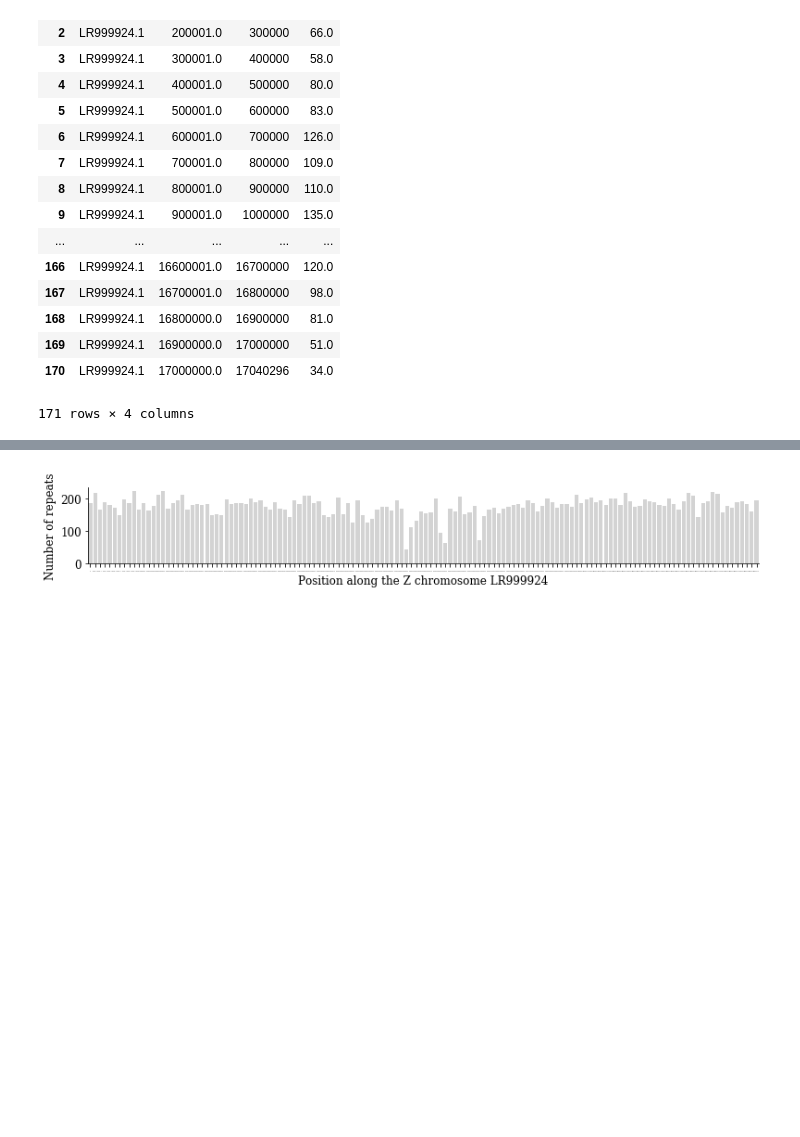
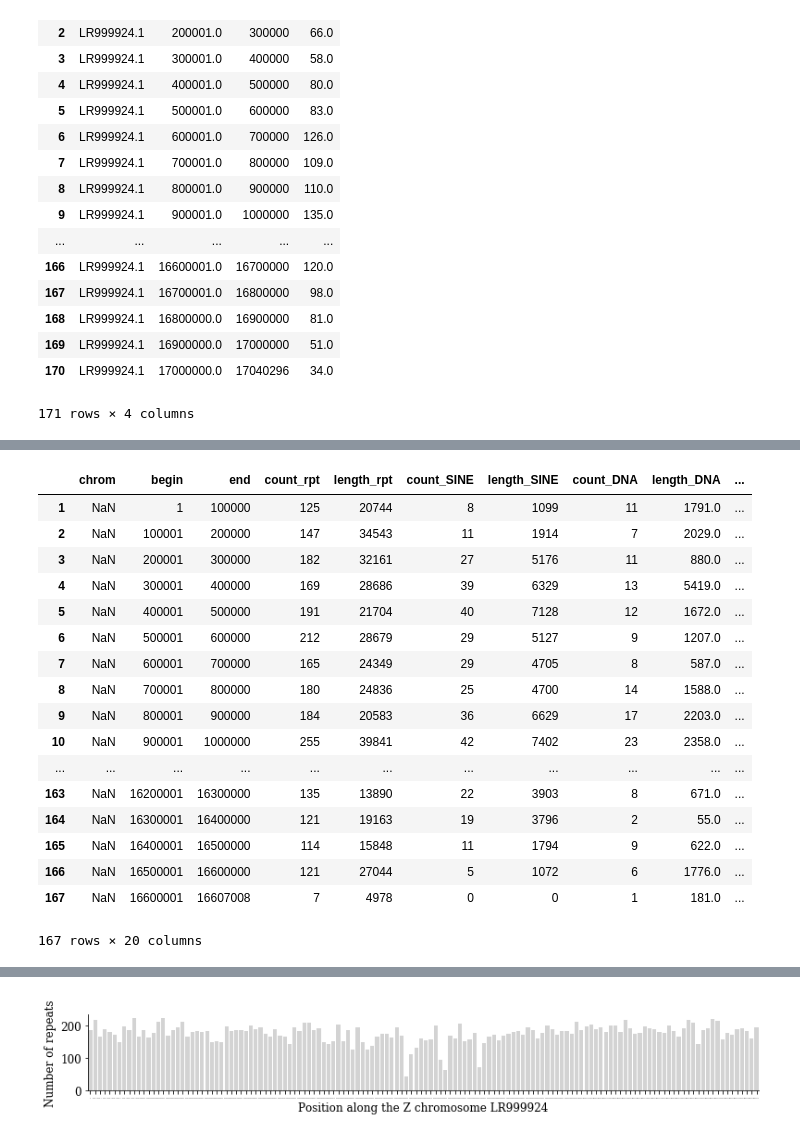
Before and after one commit to DaSh-bash/GenomeVanessa, a Jupyter notebook: VanessaRepeat/RepeatWindowAnalysis.ipynb, the cells around one changed output, grey strips where cells are left out. Saved outputs shown, nothing was run; the diff lists cells and outputs as text; code cells hidden in the pictures; blank space fills up the shorter version.

```diff
--- a/VanessaRepeat/RepeatWindowAnalysis.ipynb
+++ b/VanessaRepeat/RepeatWindowAnalysis.ipynb
@@ -84,0 +152,49 @@ def make_repeat_df(path):
+# %%
+import re
+new = open("/Users/dshipilina/GitHub/GenomeVanessa/VanessaRepeat/LR999925.1-repeat.out").read()
+split_ = new.split('\n')
+#print(split_[1])
+eigve_array=[]
+#print(split_file2[2])
+for i in split_:
+    #print(i)
+    ii=re.split('\ |\t',i)
+    #print(ii)
+    eigve_array+=[ii]
+
+df3=pd.DataFrame(eigve_array)
+df3 = df3.rename(columns=df3.iloc[0]).drop(df3.index[0])
+#df3 = df3.drop(labels=[171], axis=0)
+#df3.columns=['chrom','begin','end','repts']
+#df3 = df3.drop(labels=[171], axis=0)
+#df3["begin"] = pd.to_numeric(df3["begin"], downcast="float")
+#df3["repts"] = pd.to_numeric(df3["repts"], downcast="float")
+df3 = df3[:-1]
+#df3['count_SINE'].fillna("0", inplace=True)
+df3.loc[df3["length_SINE"] == '','length_SINE'] = 0
+df3.loc[df3["length_TcM"] == '','length_TcM'] = 0
+df3 = df3.apply(pd.to_numeric, errors='coerce')
+df3['DNAsum']=df3["length_LTR"]+df3["length_DNA"]
+df3['SINEsum']=df3["length_SINE"]+df3["DNAsum"]
+df3['LINEsum']=df3["length_LINE"]+df3["SINEsum"]
+#df3.dtypes
+df3
+# %% [output]
+|  | chrom | begin | end | count_rpt | length_rpt | count_SINE | length_SINE | count_DNA | length_DNA | ... |
+| 1 | NaN | 1 | 100000 | 125 | 20744 | 8 | 1099 | 11 | 1791.0 | ... |
+| 2 | NaN | 100001 | 200000 | 147 | 34543 | 11 | 1914 | 7 | 2029.0 | ... |
+| 3 | NaN | 200001 | 300000 | 182 | 32161 | 27 | 5176 | 11 | 880.0 | ... |
+| 4 | NaN | 300001 | 400000 | 169 | 28686 | 39 | 6329 | 13 | 5419.0 | ... |
+| 5 | NaN | 400001 | 500000 | 191 | 21704 | 40 | 7128 | 12 | 1672.0 | ... |
+| 6 | NaN | 500001 | 600000 | 212 | 28679 | 29 | 5127 | 9 | 1207.0 | ... |
+| 7 | NaN | 600001 | 700000 | 165 | 24349 | 29 | 4705 | 8 | 587.0 | ... |
+| 8 | NaN | 700001 | 800000 | 180 | 24836 | 25 | 4700 | 14 | 1588.0 | ... |
+| 9 | NaN | 800001 | 900000 | 184 | 20583 | 36 | 6629 | 17 | 2203.0 | ... |
+| 10 | NaN | 900001 | 1000000 | 255 | 39841 | 42 | 7402 | 23 | 2358.0 | ... |
+| ... | ... | ... | ... | ... | ... | ... | ... | ... | ... | ... |
+| 163 | NaN | 16200001 | 16300000 | 135 | 13890 | 22 | 3903 | 8 | 671.0 | ... |
+| 164 | NaN | 16300001 | 16400000 | 121 | 19163 | 19 | 3796 | 2 | 55.0 | ... |
+| 165 | NaN | 16400001 | 16500000 | 114 | 15848 | 11 | 1794 | 9 | 622.0 | ... |
+| 166 | NaN | 16500001 | 16600000 | 121 | 27044 | 5 | 1072 | 6 | 1776.0 | ... |
+| 167 | NaN | 16600001 | 16607008 | 7 | 4978 | 0 | 0 | 1 | 181.0 | ... |
+167 rows × 20 columns
```
Also changed, not shown: parts of 11 cells of this notebook.
